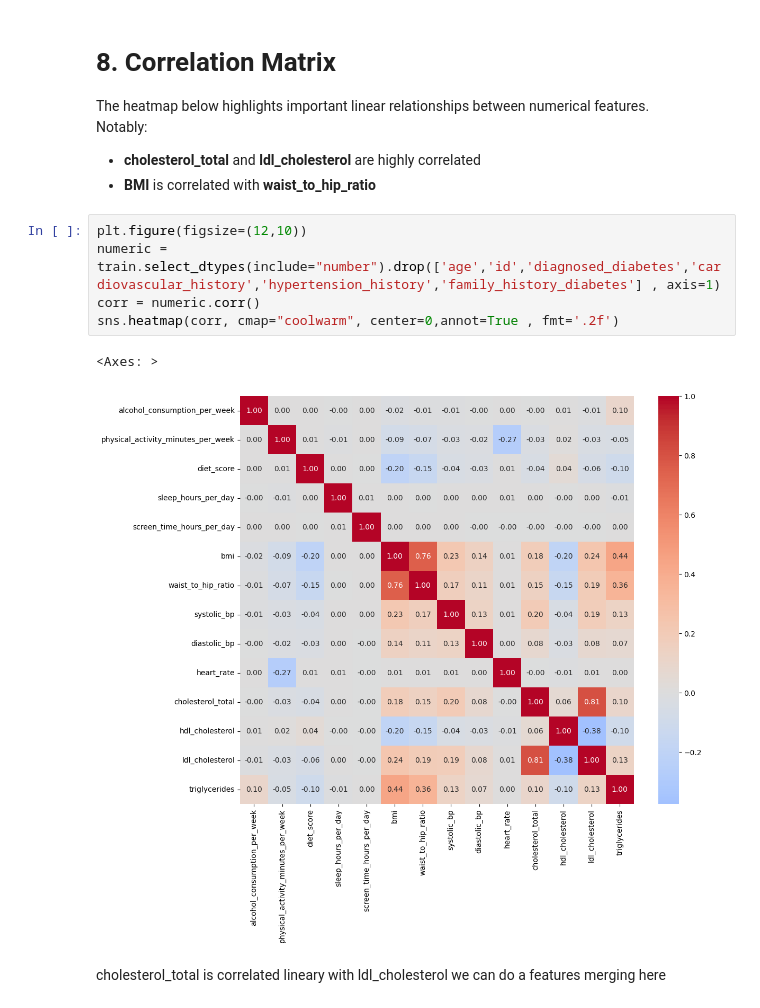
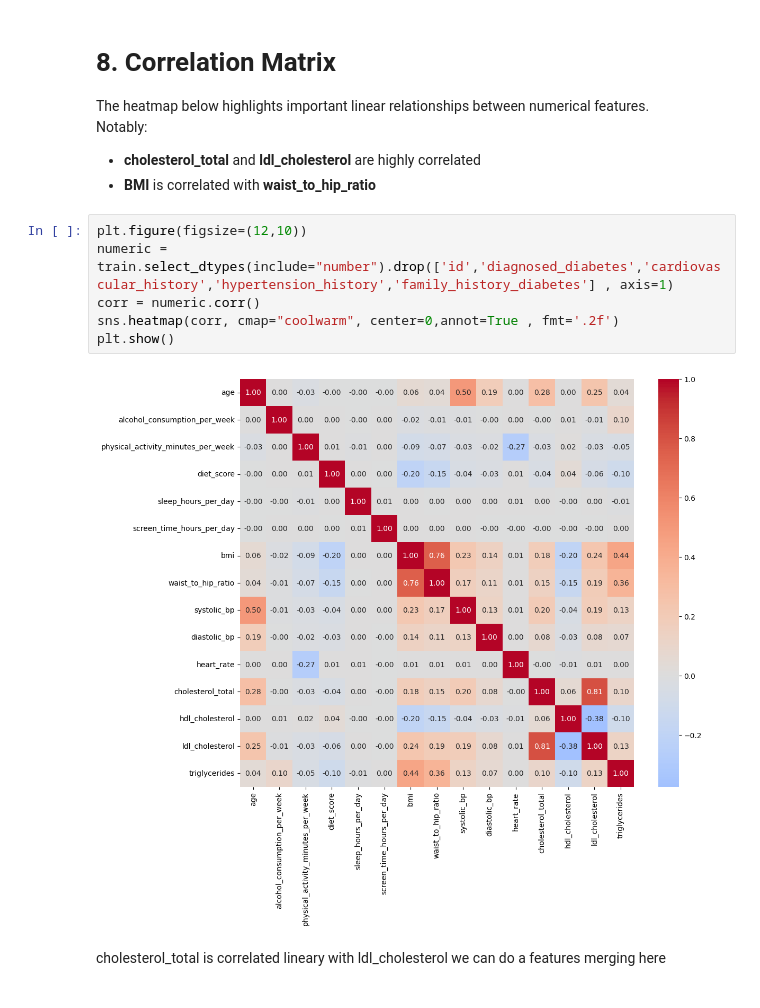
Before and after one commit to iliaselamrani212/Diabetes-Prediction, a Jupyter notebook: Diabetes Prediction EDA.ipynb, the cells around one changed output. Saved outputs shown, nothing was run; the diff lists cells and outputs as text.

```diff
--- a/Diabetes Prediction EDA.ipynb
+++ b/Diabetes Prediction EDA.ipynb
@@ -178,12 +171,12 @@ Notably:
 - **BMI** is correlated with **waist_to_hip_ratio**
 # %%
 plt.figure(figsize=(12,10))
-numeric = train.select_dtypes(include="number").drop(['age','id','diagnosed_diabetes','cardiovascular_history','hypertension_history','family_history_diabetes'] , axis=1)
+numeric = train.select_dtypes(include="number").drop(['id','diagnosed_diabetes','cardiovascular_history','hypertension_history','family_history_diabetes'] , axis=1)
 corr = numeric.corr()
 sns.heatmap(corr, cmap="coolwarm", center=0,annot=True , fmt='.2f')
+plt.show()
 # %% [output]
-<Axes: >
-[figure, old version]
+[figure, new version]
 # %% [markdown]
 cholesterol_total is correlated lineary with  ldl_cholesterol we can do a features merging here
 # %%
```
Also changed, not shown: parts of 10 cells of this notebook.
